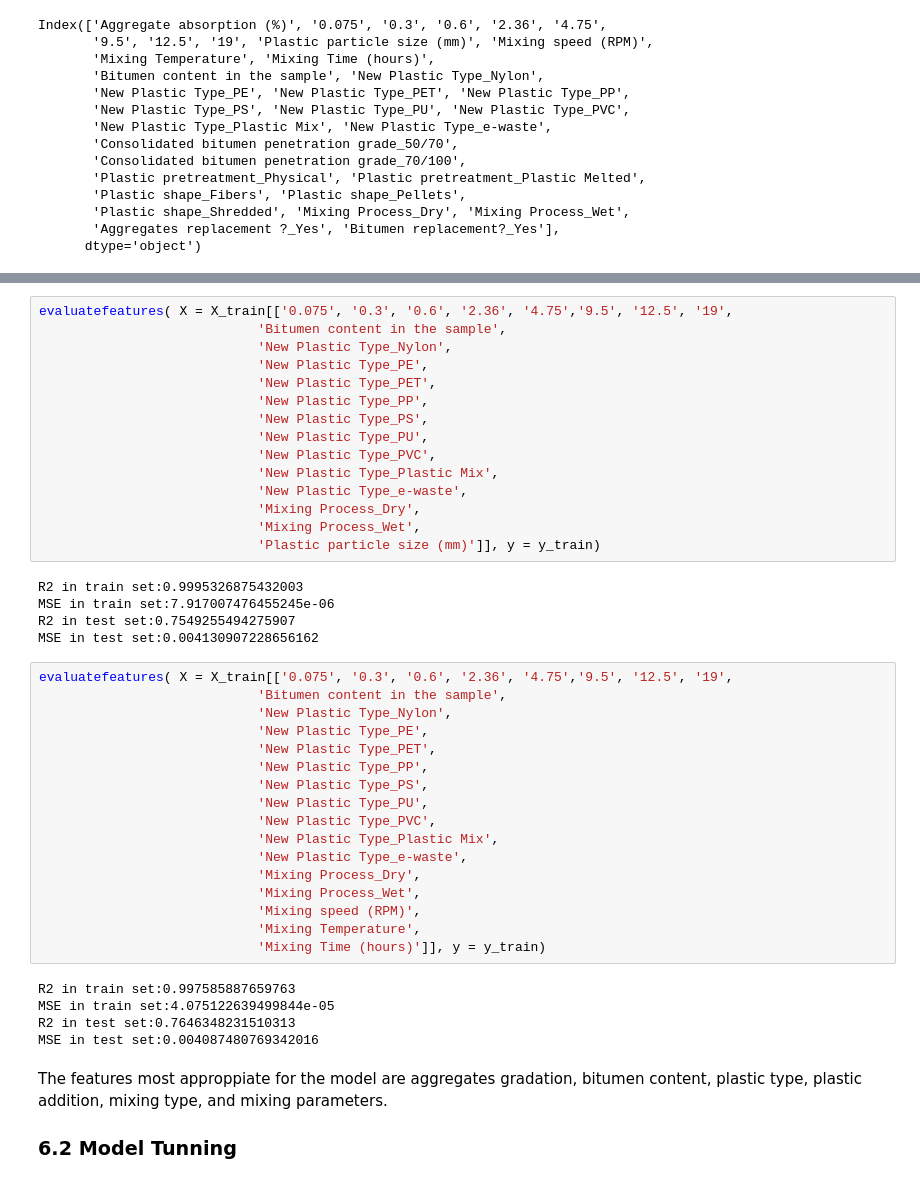
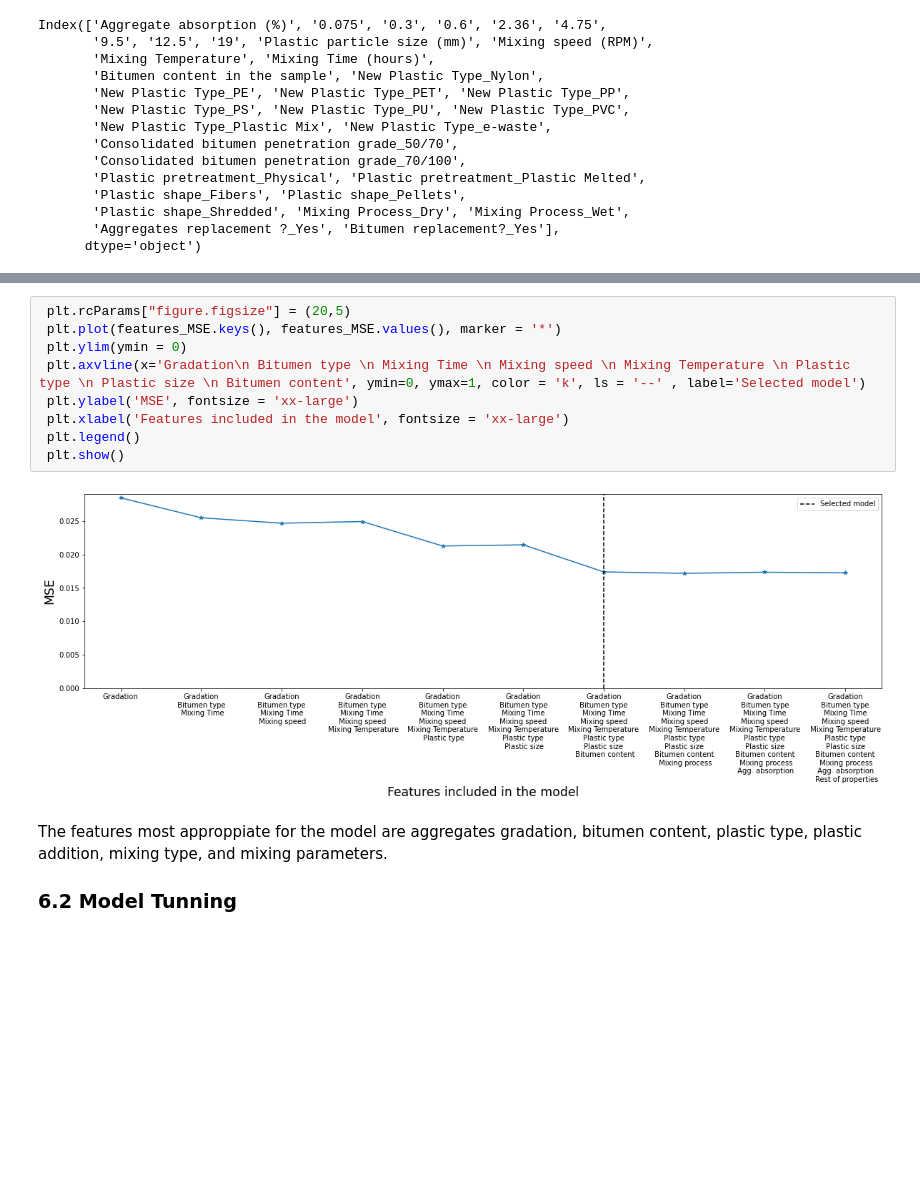
Before and after one commit to cavs1010/asphalt, a Jupyter notebook: Marshall_Flow.ipynb, the cells around one changed output, grey strips where cells are left out. Saved outputs shown, nothing was run; the diff lists cells and outputs as text; blank space fills up the shorter version.

```diff
--- a/Marshall_Flow.ipynb
+++ b/Marshall_Flow.ipynb
@@ -604,45 +643,14 @@ MSE in test set:0.004229862009739783
-# %%
-evaluatefeatures( X = X_train[['0.075', '0.3', '0.6', '2.36', '4.75','9.5', '12.5', '19',
-                            'Bitumen content in the sample',
-                            'New Plastic Type_Nylon',
-                            'New Plastic Type_PE',
-                            'New Plastic Type_PET',
-                            'New Plastic Type_PP',
-                            'New Plastic Type_PS',
-                            'New Plastic Type_PU',
-                            'New Plastic Type_PVC',
-                            'New Plastic Type_Plastic Mix',
-                            'New Plastic Type_e-waste',
-                            'Mixing Process_Dry',
-                            'Mixing Process_Wet',
-                            'Plastic particle size (mm)']], y = y_train)
-# %% [output]
-R2 in train set:0.9995326875432003
-MSE in train set:7.917007476455245e-06
-R2 in test set:0.7549255494275907
-MSE in test set:0.004130907228656162
-# %%
-evaluatefeatures( X = X_train[['0.075', '0.3', '0.6', '2.36', '4.75','9.5', '12.5', '19',
-                            'Bitumen content in the sample',
-                            'New Plastic Type_Nylon',
-                            'New Plastic Type_PE',
-                            'New Plastic Type_PET',
-                            'New Plastic Type_PP',
-                            'New Plastic Type_PS',
-                            'New Plastic Type_PU',
-                            'New Plastic Type_PVC',
-                            'New Plastic Type_Plastic Mix',
-                            'New Plastic Type_e-waste',
-                            'Mixing Process_Dry',
-                            'Mixing Process_Wet',
-                            'Mixing speed (RPM)',
-                            'Mixing Temperature',
-                            'Mixing Time (hours)']], y = y_train)
-# %% [output]
-R2 in train set:0.997585887659763
-MSE in train set:4.075122639499844e-05
-R2 in test set:0.7646348231510313
-MSE in test set:0.004087480769342016
+# %%
+ plt.rcParams["figure.figsize"] = (20,5)
+ plt.plot(features_MSE.keys(), features_MSE.values(), marker = '*')
+ plt.ylim(ymin = 0)
+ plt.axvline(x='Gradation\n Bitumen type \n Mixing Time \n Mixing speed \n Mixing Temperature \n Plastic type \n Plastic size \n Bitumen content', ymin=0, ymax=1, color = 'k', ls = '--' , label='Selected model')
+ plt.ylabel('MSE', fontsize = 'xx-large')
+ plt.xlabel('Features included in the model', fontsize = 'xx-large')
+ plt.legend()
+ plt.show()
+# %% [output]
+[figure, added]
 # %% [markdown]
 The features most approppiate for the model are aggregates gradation, bitumen content, plastic type, plastic addition, mixing type, and mixing parameters.
 ### 6.2 Model Tunning
```
Also changed, not shown: parts of 29 cells of this notebook, 2 other files.
